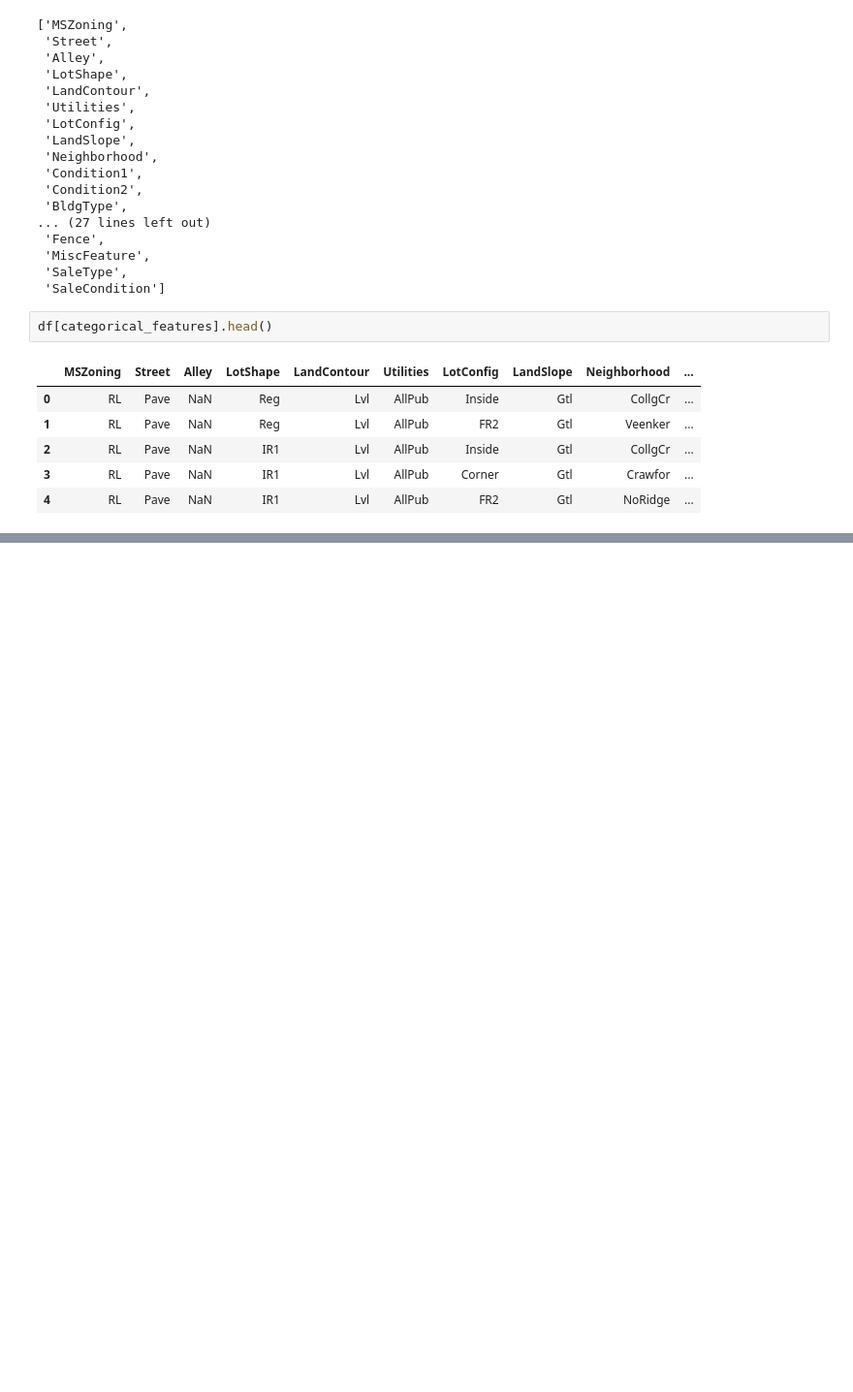
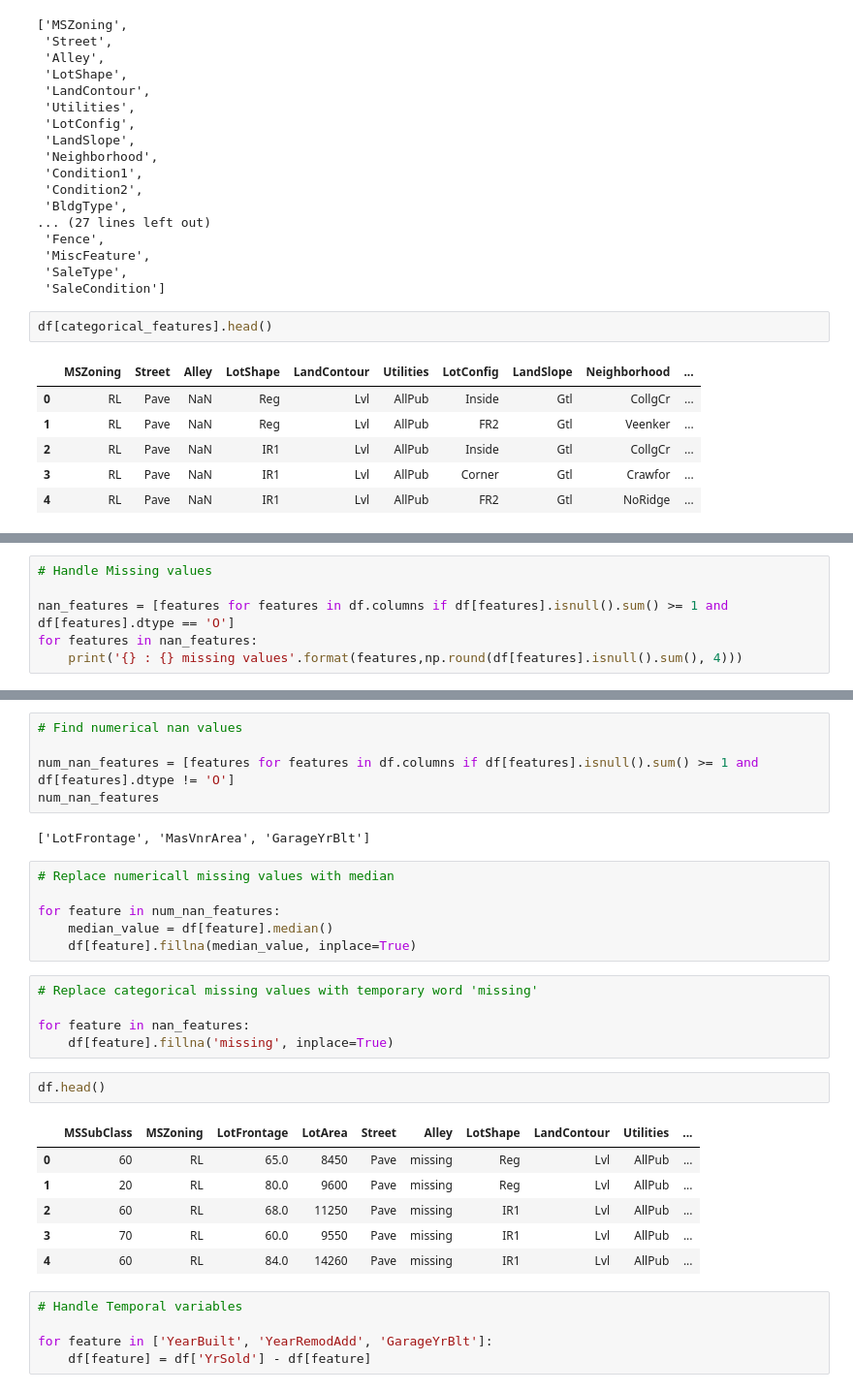
Before and after one commit to sarathsgvr/Advance_house_price_prediction, a Jupyter notebook: model.ipynb, the cells around one changed output, grey strips where cells are left out. Shown at 97% size. Drawn from its saved outputs; the diff is of its cells as text; blank space fills up the shorter version.

```diff
--- a/model.ipynb
+++ b/model.ipynb
@@ -351,0 +368,6 @@ for feature in categorical_features:
+# %%
+# Handle Missing values
+
+nan_features = [features for features in df.columns if df[features].isnull().sum() >= 1 and df[features].dtype == 'O']
+for features in nan_features:
+    print('{} : {} missing values'.format(features,np.round(df[features].isnull().sum(), 4)))
@@ -351,0 +391,32 @@ for feature in categorical_features:
+# %%
+# Find numerical nan values
+
+num_nan_features = [features for features in df.columns if df[features].isnull().sum() >= 1 and df[features].dtype != 'O']
+num_nan_features
+# %% [output]
+['LotFrontage', 'MasVnrArea', 'GarageYrBlt']
+# %%
+# Replace numericall missing values with median
+
+for feature in num_nan_features:
+    median_value = df[feature].median()
+    df[feature].fillna(median_value, inplace=True)
+# %%
+# Replace categorical missing values with temporary word 'missing'
+
+for feature in nan_features:
+    df[feature].fillna('missing', inplace=True)
+# %%
+df.head()
+# %% [output]
+|  | MSSubClass | MSZoning | LotFrontage | LotArea | Street | Alley | LotShape | LandContour | Utilities | ... |
+| 0 | 60 | RL | 65.0 | 8450 | Pave | missing | Reg | Lvl | AllPub | ... |
+| 1 | 20 | RL | 80.0 | 9600 | Pave | missing | Reg | Lvl | AllPub | ... |
+| 2 | 60 | RL | 68.0 | 11250 | Pave | missing | IR1 | Lvl | AllPub | ... |
+| 3 | 70 | RL | 60.0 | 9550 | Pave | missing | IR1 | Lvl | AllPub | ... |
+| 4 | 60 | RL | 84.0 | 14260 | Pave | missing | IR1 | Lvl | AllPub | ... |
+# %%
+# Handle Temporal variables
+
+for feature in ['YearBuilt', 'YearRemodAdd', 'GarageYrBlt']:
+    df[feature] = df['YrSold'] - df[feature]
```
Also changed, not shown: parts of 4 cells of this notebook.
